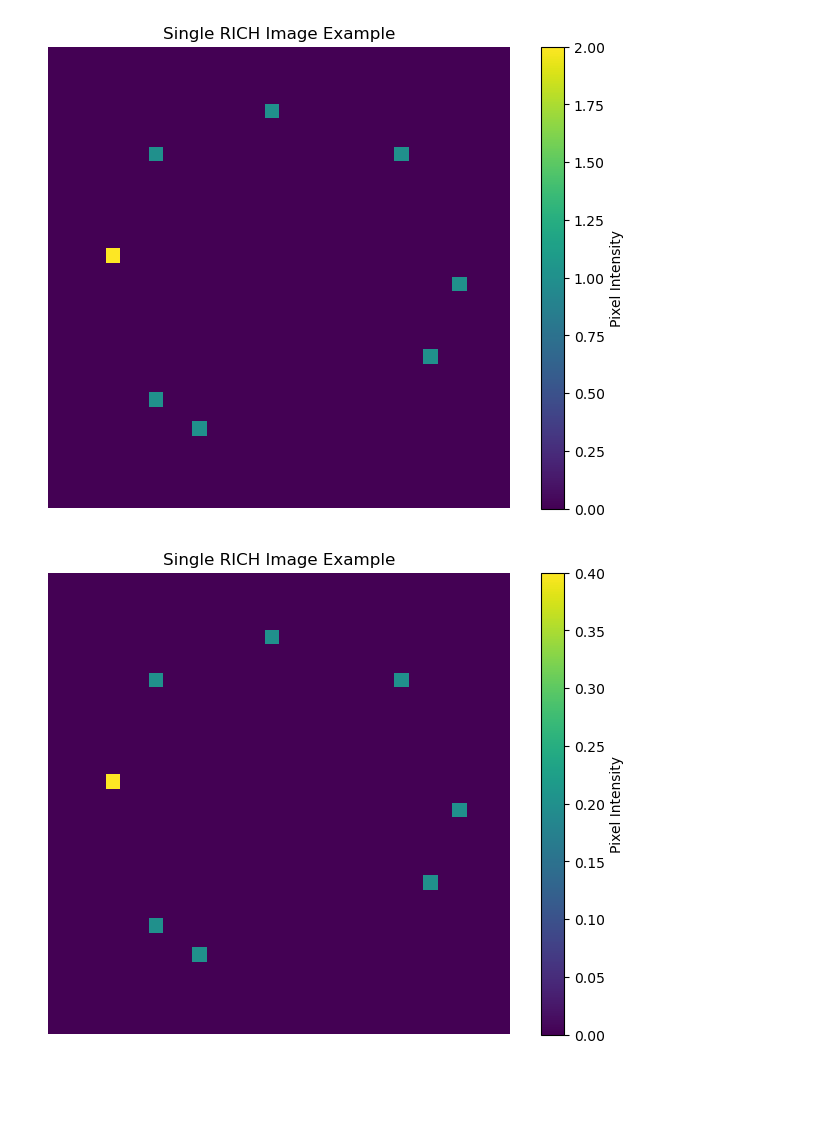
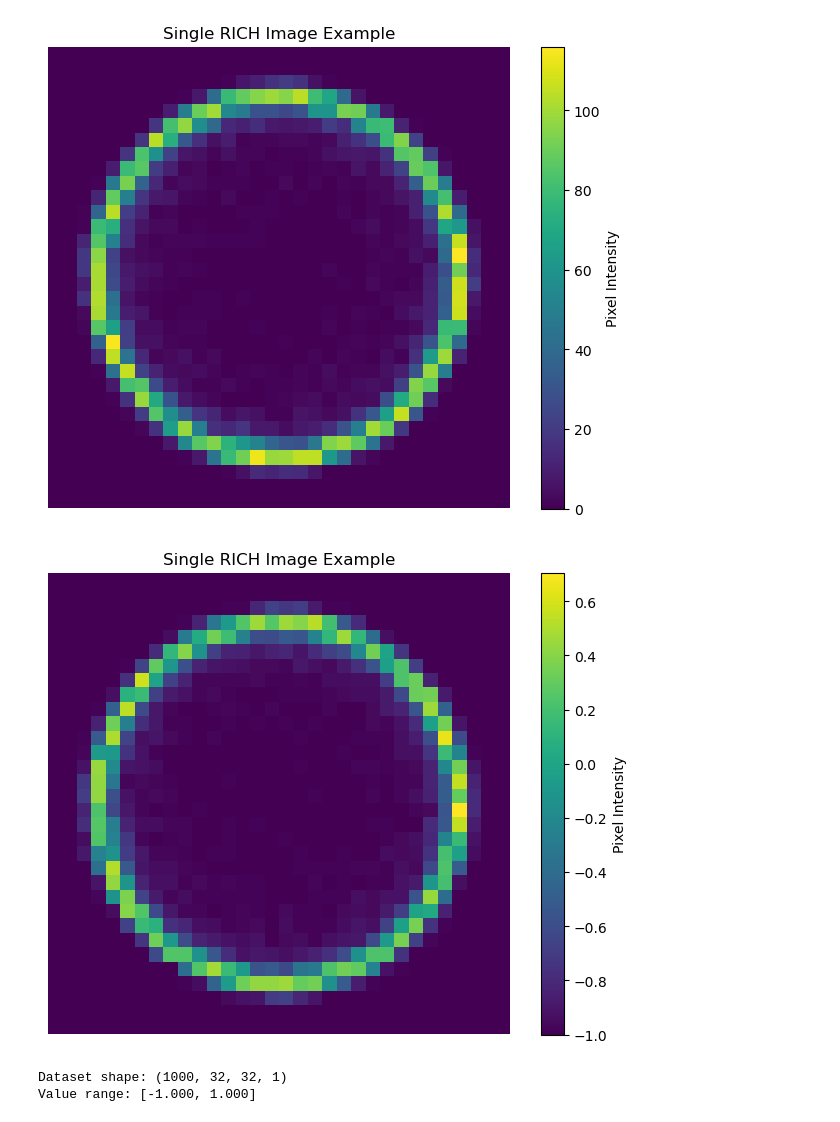
Before and after one commit to EdwardWardell02/Fast_RICH_Simulation_with_Diffusion, a Jupyter notebook: notebooks/02_data_exploration.ipynb, the cells around one changed output. Drawn from its saved outputs; the diff is of its cells as text; code cells hidden in the pictures; blank space fills up the shorter version.

```diff
--- a/notebooks/02_data_exploration.ipynb
+++ b/notebooks/02_data_exploration.ipynb
@@ -11,32 +11,43 @@ from physics.RICH_simulator import RICHSimulator
 from physics import constants
 from utils import visualisations, metrics
 # %%
-data_path = Path('../data/processed/rich_images.npz')
-
+#data_path = Path('../data/processed/rich_images.npz')
+data_path = Path('../data/processed/rich_images_combined_events.npz')
 # Load the dataset
 data = np.load(data_path)
 images = data['images']
 # %%
 # Display a grid of 9 images
 #visualisations.display_image_grid(images, num_images=9)
 plt.figure(figsize=(8, 6))
-img = plt.imshow(images[4980], cmap='viridis')
+img = plt.imshow(images[40], cmap='viridis')
 plt.title('Single RICH Image Example')
 plt.colorbar(img, label='Pixel Intensity')
 plt.axis('off')
 plt.show()
 # %% [output]
-[figure, old version]
+[figure, new version]
 # %%
 # Normalise images for Diffusion modelling
-max_value_in_data = np.max(images)
-metrics.max_value_in_data = np.max(images)
-
+max_value = np.max(images)
+#normalised_images = metrics.normalise_rich_images(images, max_value)
+normalised_images = (images / max_value) * 2 - 1  # Scale to [-1, 1]
+#normalised_images = (images - np.mean(images)) / np.std(images)
 plt.figure(figsize=(8, 6))
-img = plt.imshow(images[4980], cmap='viridis')
+img = plt.imshow(normalised_images[4], cmap='viridis')
 plt.title('Single RICH Image Example')
 plt.colorbar(img, label='Pixel Intensity')
 plt.axis('off')
 plt.show()
 # %% [output]
-[figure, old version]
+[figure, new version]
+# %%
+# Ensure correct shape: (num_samples, height, width, channels)
+if len(normalised_images.shape) == 3:
+    normalised_images = normalised_images[..., np.newaxis]
+
+print(f"Dataset shape: {normalised_images.shape}")
+print(f"Value range: [{normalised_images.min():.3f}, {normalised_images.max():.3f}]")
+# %% [output]
+Dataset shape: (1000, 32, 32, 1)
+Value range: [-1.000, 1.000]
```
Also changed, not shown: parts of 5 cells of this notebook, 28 other files.
